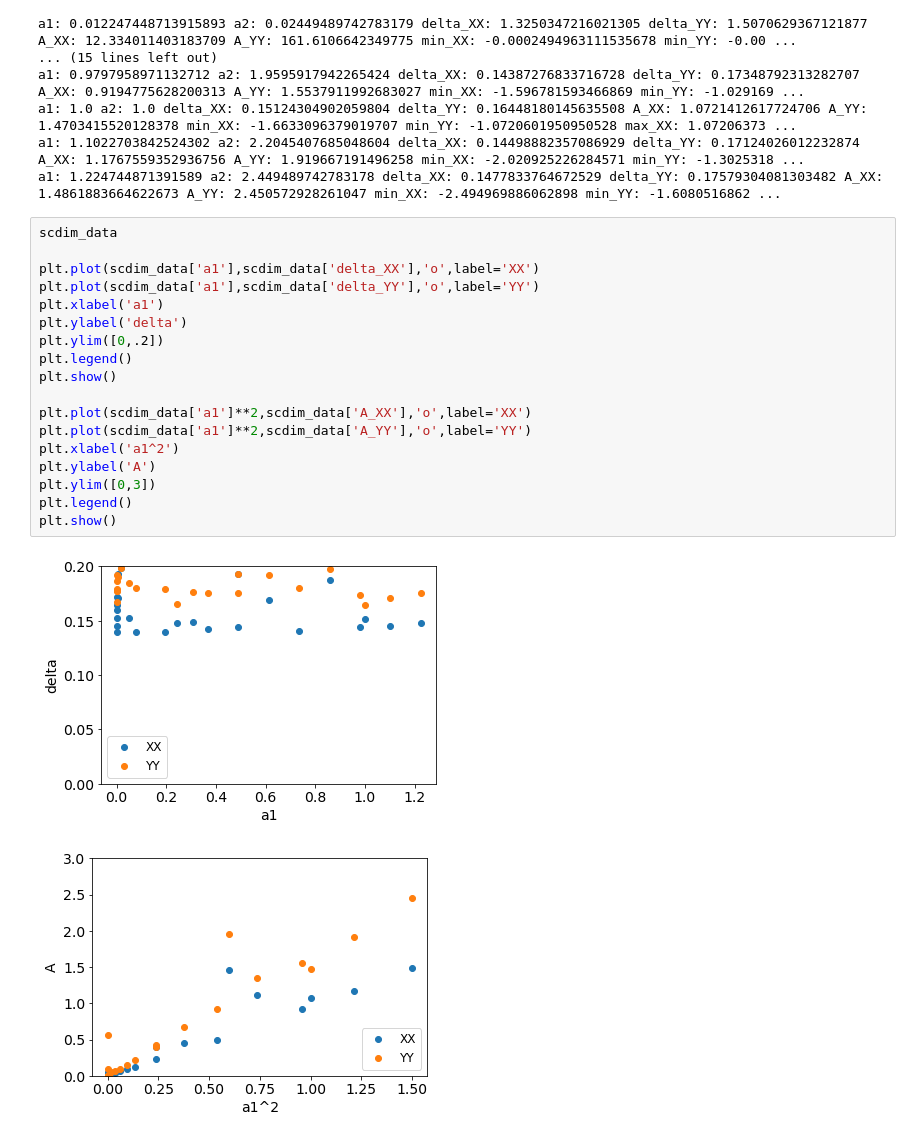
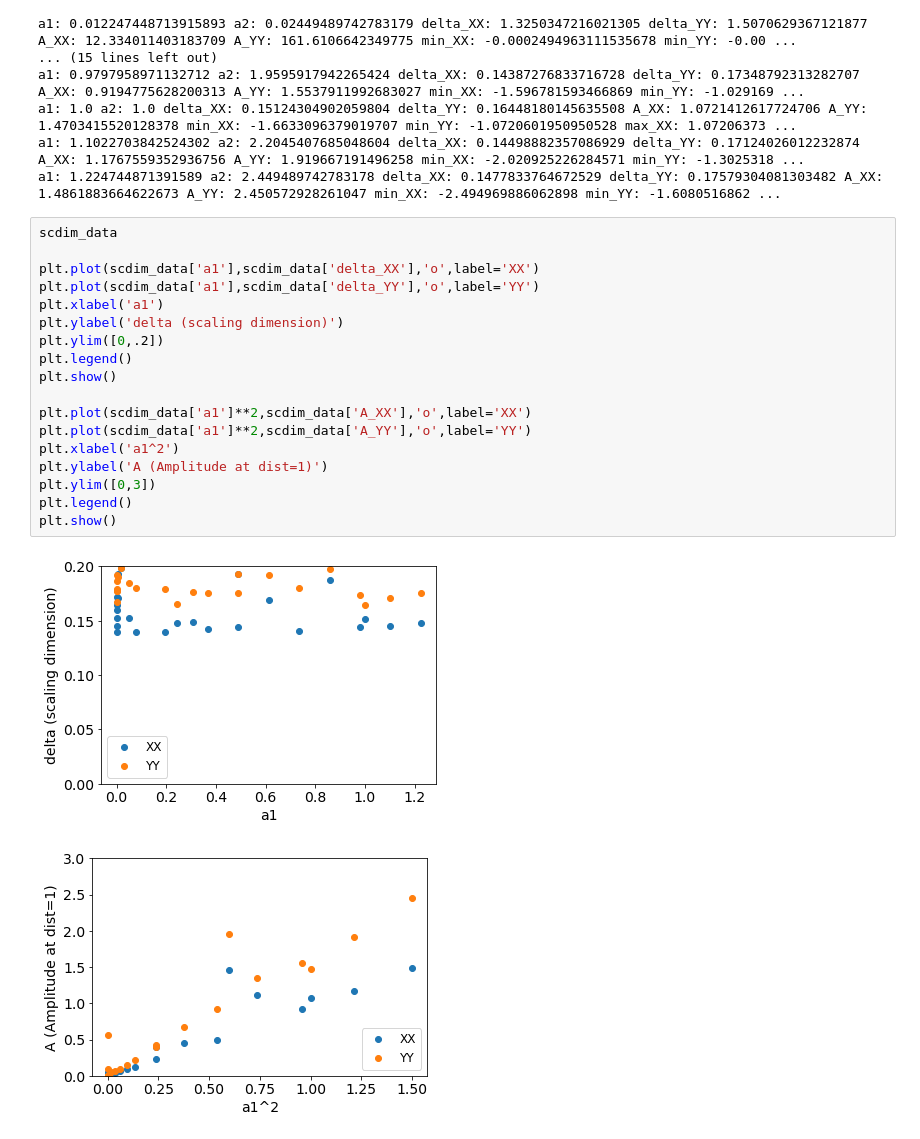
Before and after one commit to fangzhangmnm/AKLTStrange, a Jupyter notebook: plot_correlation.ipynb, the cells around one changed output. Cells and saved outputs as stored; diff of their text form.

```diff
--- a/plot_correlation.ipynb
+++ b/plot_correlation.ipynb
@@ -152,21 +155,21 @@ a1: 1.224744871391589 a2: 2.449489742783178 delta_XX: 0.1477833764672529 delta_Y
 # %%
 scdim_data
 
 plt.plot(scdim_data['a1'],scdim_data['delta_XX'],'o',label='XX')
 plt.plot(scdim_data['a1'],scdim_data['delta_YY'],'o',label='YY')
 plt.xlabel('a1')
-plt.ylabel('delta')
+plt.ylabel('delta (scaling dimension)')
 plt.ylim([0,.2])
 plt.legend()
 plt.show()
 
 plt.plot(scdim_data['a1']**2,scdim_data['A_XX'],'o',label='XX')
 plt.plot(scdim_data['a1']**2,scdim_data['A_YY'],'o',label='YY')
 plt.xlabel('a1^2')
-plt.ylabel('A')
+plt.ylabel('A (Amplitude at dist=1)')
 plt.ylim([0,3])
 plt.legend()
 plt.show()
 # %% [output]
-[figure, old version]
+[figure, new version]
-[figure, old version]
+[figure, new version]
```
Also changed, not shown: parts of 1 cell of this notebook, 1 other file.
